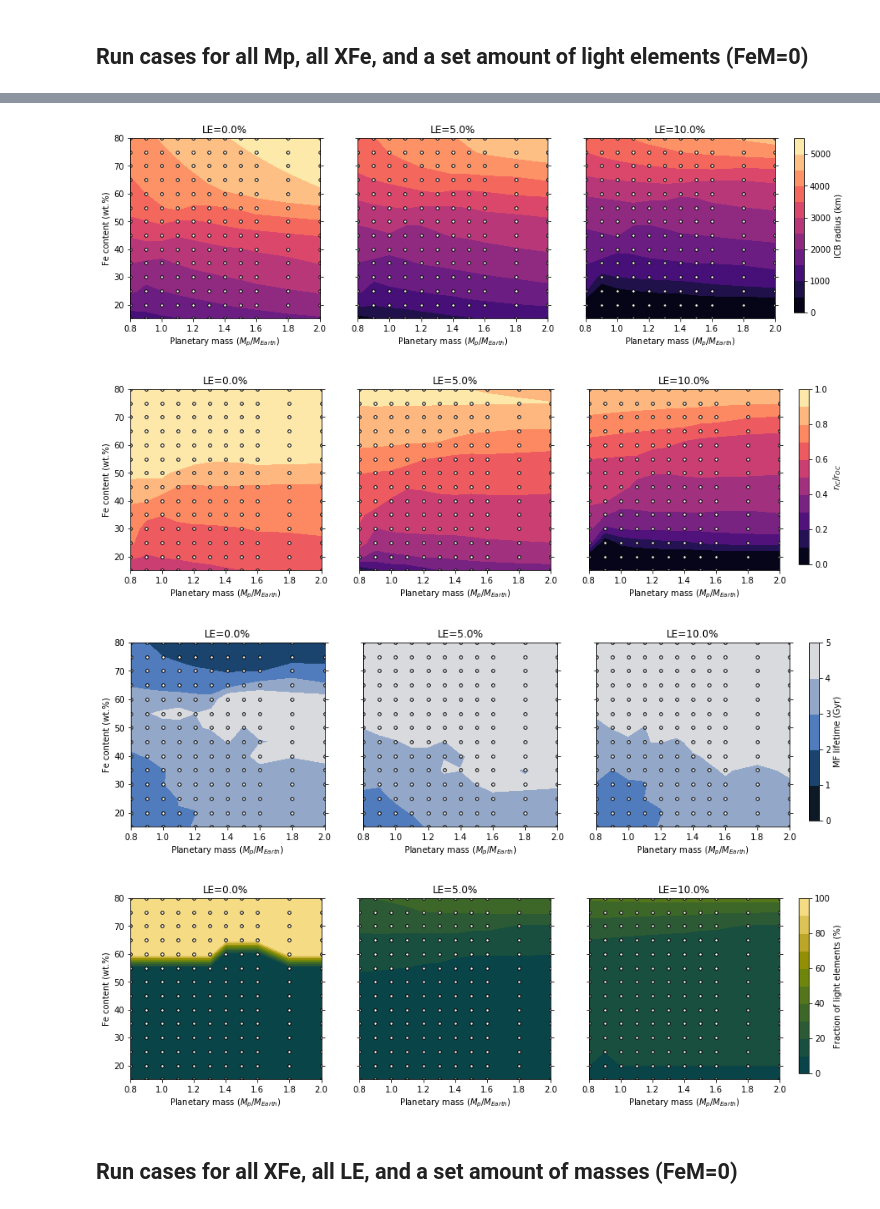
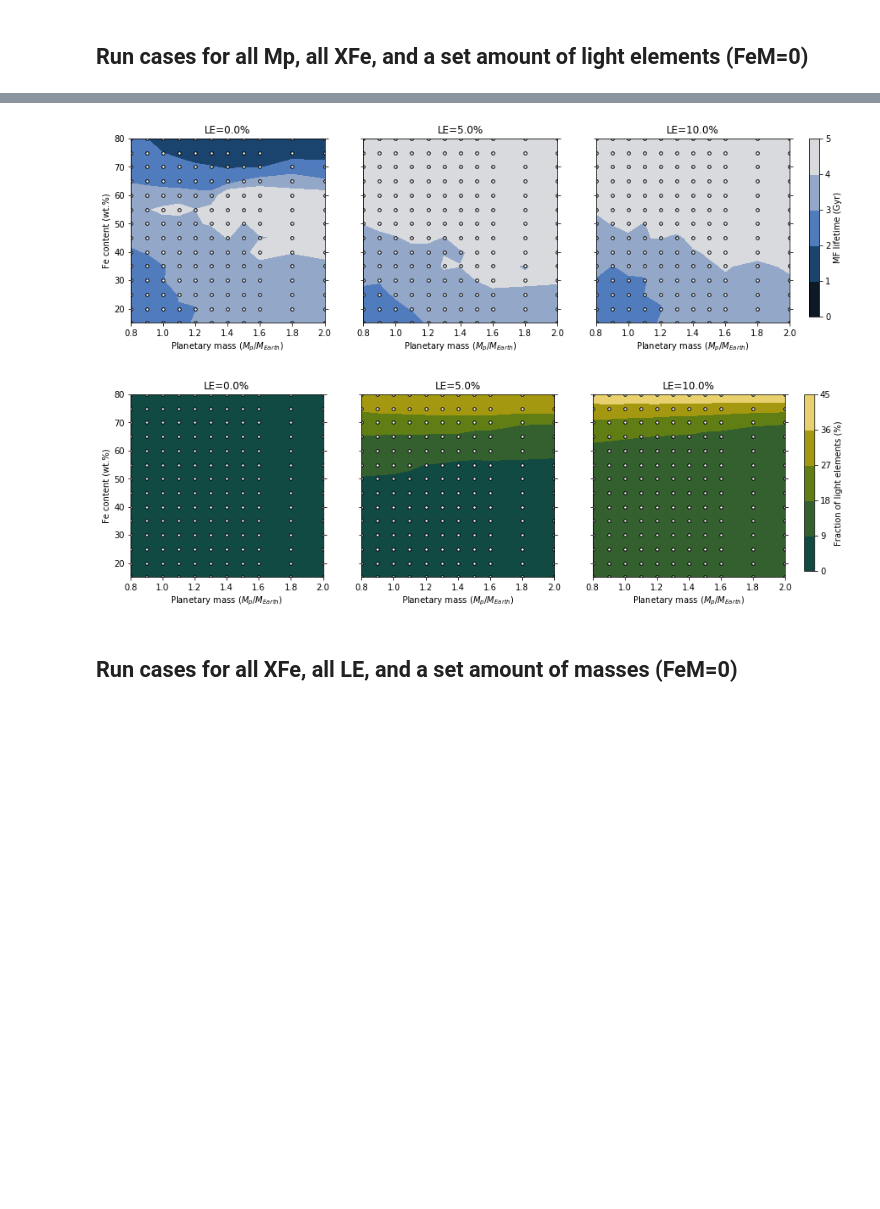
Before and after one commit to irenebonati/exo-cores, a Jupyter notebook: Planets_Evolution.ipynb, the cells around one changed output, grey strips where cells are left out. Cells and saved outputs as stored; diff of their text form; code cells hidden in the pictures; blank space fills up the shorter version.

```diff
--- a/Planets_Evolution.ipynb
+++ b/Planets_Evolution.ipynb
@@ -137,7 +142,8 @@ levels_rIC = np.linspace(0, 5500, 12)
 levels_ICMF = np.linspace(0, 1, 11)
 levels_MF = np.linspace(0, 5, 6)
 levels_S = np.logspace(0,2,22)
-levels_S = np.linspace(0,100,11)
+levels_S = np.linspace(0,45,6)
+print (levels_S)
 size = 13
 
 def plot_contourf(X,Y,arr,Masses,Fe,Fe_mantle,levels,plots_folder,colormap=plt.cm.magma,clabel="ICB radius (km)",figname="r_IC_FeM.pdf"):
@@ -226,7 +232,7 @@ def plot_evolution(nplot,Masses,Fe,arr,yl,figsize=[10,4],leg=(0.98, 0.98),yltop=
                 if yl == ["ICB temperature (K)","Inner core radius (km)"]:# and arr[1][0]==0.:
                     ax[1].scatter(t_IC0[i]/1e9,0,s=30,color='lightseagreen',marker='*')
                     ax[0].scatter(t_IC0[i]/1e9,T_IC0[i],s=30,color='lightseagreen',marker='*')
-                if yl == ["CMB heat flow (TW)","CMB temperature (K)"] and Fe==[0,0.05]:
+                if yl == ["CMB heat flow (TW)","CMB temperature (K)"] and Fe==[0,10]:
                     ax[1].scatter(t_IC0[i]/1e9,T_CMB0[i],s=30,color='lightseagreen',marker='*')
     display = (0,1,2,3,4)
     XFe_noic = plt.Line2D((0,1),(0,0), color='k')
@@ -351,8 +359,8 @@ plot_evolution(1,Masses,Fe,M,yl="Magnetic moment ($A m^{2}$)",figsize=[5,4],leg=
 [figure]
 # %%
 Masses = [1.]
-Fe = [25.]
-Fe_mantle = 0.
+Fe = [0.,10.]
+Fe_mantle = 25.
 S=0.
 
 T_ICB = np.zeros((499,len(Fe)*len(Masses)),dtype=np.float64)
@@ -377,8 +385,8 @@ T_CMB0 = np.zeros_like(t_IC0)
 for i, mass in enumerate(Masses):
     for j,iron in enumerate(Fe):
         Mp = mass
-        FeM = Fe_mantle
-        XFe = iron
+        FeM = iron
+        XFe = Fe_mantle
         S=0.
 
         Planet = evolution.Rocky_Planet(Mp,XFe,FeM,S)
@@ -643,17 +652,15 @@ for m,light_elements in enumerate(LE_S):
 # %%
 # plot_contourf(M_S,F_S,r_IC_beginning_S,Masses_S,Fe_S,LE_S,levels_rIC,plots_folder,clabel="ICB radius (km)",figname="r_IC0_S.pdf")
 # plot_contourf(M_S,F_S,r_IC_beginning_S/r_OC_S,Masses_S,Fe_S,LE_S,levels_ICMF,plots_folder,clabel="$r_{IC_{0}}$/$r_{OC}$",figname="ICMF0_S.pdf")
 
-plot_contourf(M_S,F_S,r_IC_end_S,Masses_S,Fe_S,LE_S,levels_rIC,plots_folder,clabel="ICB radius (km)",figname="r_IC_S.pdf")
-plot_contourf(M_S,F_S,r_IC_end_S/r_OC_S,Masses_S,Fe_S,LE_S,levels_ICMF,plots_folder,clabel="$r_{IC}$/$r_{OC}$",figname="ICMF_S.pdf")
+#plot_contourf(M_S,F_S,r_IC_end_S,Masses_S,Fe_S,LE_S,levels_rIC,plots_folder,clabel="ICB radius (km)",figname="r_IC_S.pdf")
+#plot_contourf(M_S,F_S,r_IC_end_S/r_OC_S,Masses_S,Fe_S,LE_S,levels_ICMF,plots_folder,clabel="$r_{IC}$/$r_{OC}$",figname="ICMF_S.pdf")
 
 plot_contourf(M_S,F_S,MF_lifetime_S,Masses_S,Fe_S,LE_S,levels_MF,plots_folder,colormap=oslo,clabel="MF lifetime (Gyr)",figname="MF_lifetime_S.pdf")
 plot_contourf(M_S,F_S,S_S*1e2,Masses_S,Fe_S,LE_S,levels_S,plots_folder,colormap=bamako,clabel="Fraction of light elements (%)",figname="S_S.pdf")
 # %% [output]
-[figure, old version]
+[figure, new version]
-[figure, old version]
+[figure, new version]
-[figure, removed]
-[figure, removed]
 # %% [markdown]
 ## Run cases for all XFe, all LE, and a set amount of masses (FeM=0)
 # %%
```
Also changed, not shown: parts of 5 cells of this notebook, 3 other files.
